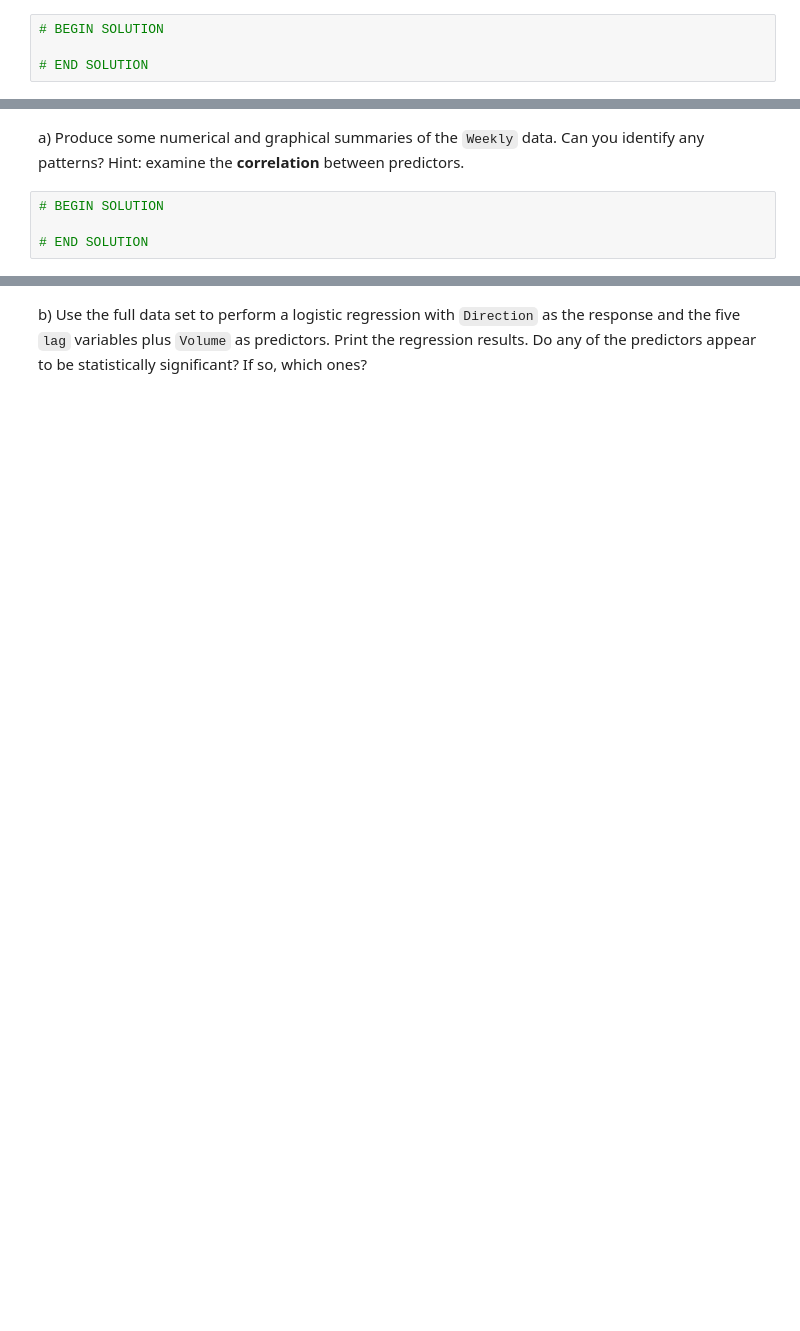
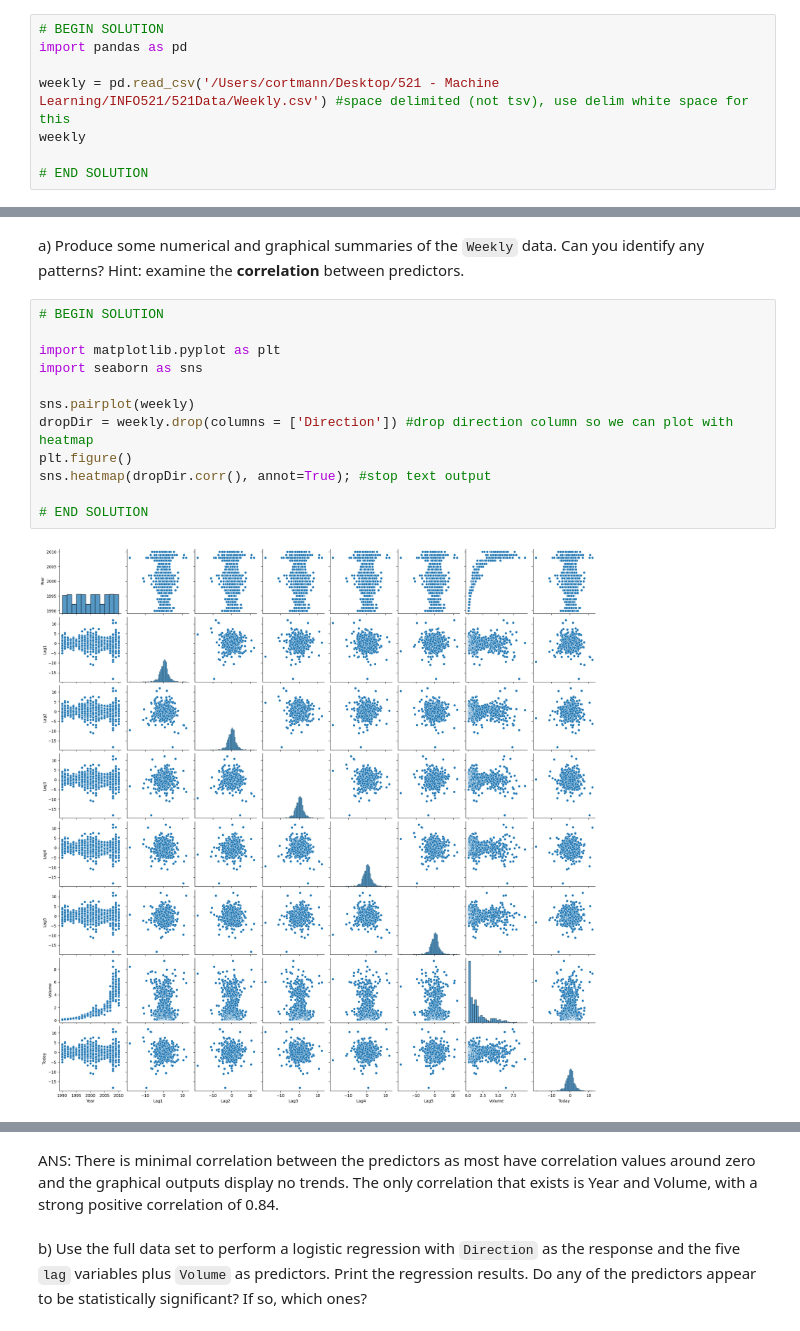
Before and after one commit to christian-ortmann/INFO521, a Jupyter notebook: ortmann_hw4_521.ipynb, the cells around one changed output, grey strips where cells are left out. Drawn from its saved outputs; the diff is of its cells as text; blank space fills up the shorter version.

```diff
--- a/ortmann_hw4_521.ipynb
+++ b/ortmann_hw4_521.ipynb
@@ -74,5 +74,9 @@ Feel free to use any function you find suitable if a specific function is not ex
 This question should be answered using the `Weekly` data set. This data is similar in nature to the `Smarket` data examined in the book (Ch4, lab). First, load the dataset:
 # %%
 # BEGIN SOLUTION
+import pandas as pd
+
+weekly = pd.read_csv('/Users/cortmann/Desktop/521 - Machine Learning/INFO521/521Data/Weekly.csv') #space delimited (not tsv), use delim white space for this
+weekly
 
 # END SOLUTION
@@ -81,4 +99,14 @@ This question should be answered using the `Weekly` data set. This data is simil
 # %%
 # BEGIN SOLUTION
 
+import matplotlib.pyplot as plt
+import seaborn as sns
+
+sns.pairplot(weekly)
+dropDir = weekly.drop(columns = ['Direction']) #drop direction column so we can plot with heatmap
+plt.figure()
+sns.heatmap(dropDir.corr(), annot=True); #stop text output
+
 # END SOLUTION
+# %% [output]
+[figure, added]
@@ -85,3 +114,5 @@ This question should be answered using the `Weekly` data set. This data is simil
+# %% [markdown]
+ANS: There is minimal correlation between the predictors as most have correlation values around zero and the graphical outputs display no trends. The only correlation that exists is Year and Volume, with a strong positive correlation of 0.84.
 # %% [markdown]
   b) Use the full data set to perform a logistic regression with `Direction` as the response and the five `lag` variables plus `Volume` as predictors. Print the regression results. Do any of the predictors appear to be statistically significant? If so, which ones?
 # %%
```
Also changed, not shown: parts of 4 cells of this notebook.
